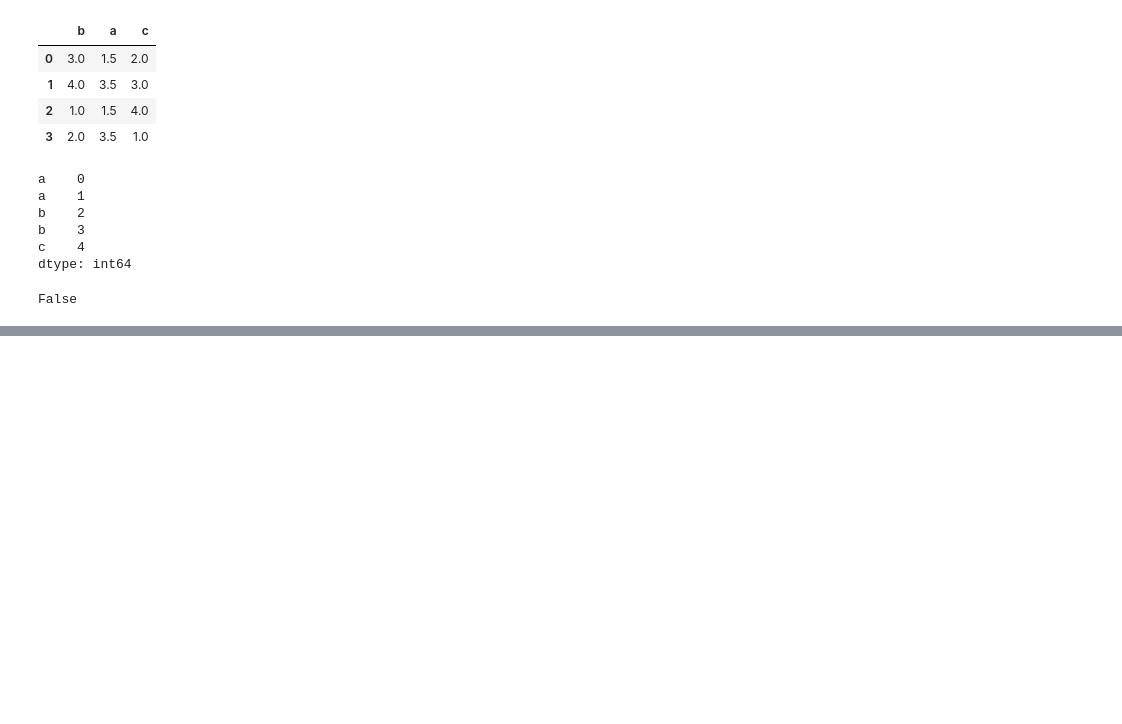
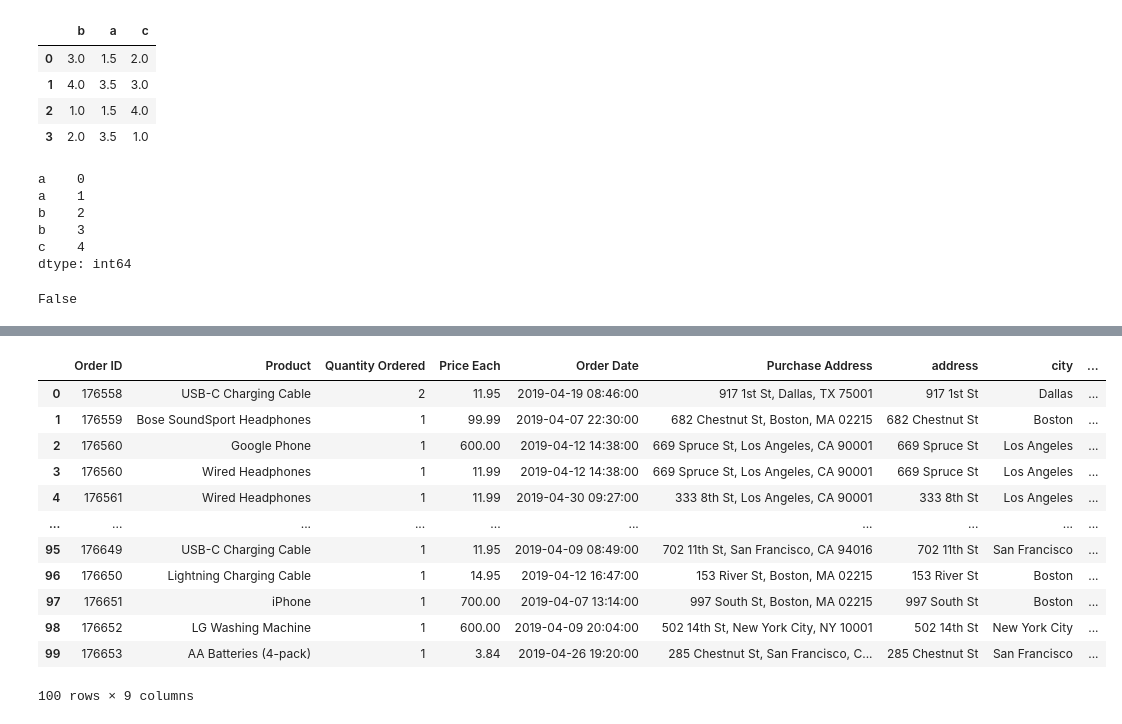
Before and after one commit to maxkatkalov/colabs, a Jupyter notebook: pands_tasks.ipynb, the cells around one changed output, grey strips where cells are left out. Saved outputs shown, nothing was run; the diff lists cells and outputs as text; code cells hidden in the pictures; blank space fills up the shorter version.

```diff
--- a/pands_tasks.ipynb
+++ b/pands_tasks.ipynb
@@ -633,0 +722,6 @@ False
+# %%
+mobile_data["Price Each"] = mobile_data["Price Each"].str.replace(",", ".").astype(float)
+# %%
+mobile_data["Price Each"] = mobile_data["Price Each"].astype(float)
+# %%
+mobile_data["Order Date"] = pd.to_datetime(mobile_data["Order Date"], format="%m/%d/%y %H:%M")
@@ -633,0 +743,18 @@ False
+# %%
+mobile_data[["address", "city", "zip_code"]] = mobile_data["Purchase Address"].str.split(",", expand=True)
+# %%
+mobile_data
+# %% [output]
+|  | Order ID | Product | Quantity Ordered | Price Each | Order Date | Purchase Address | address | city | ... |
+| 0 | 176558 | USB-C Charging Cable | 2 | 11.95 | 2019-04-19 08:46:00 | 917 1st St, Dallas, TX 75001 | 917 1st St | Dallas | ... |
+| 1 | 176559 | Bose SoundSport Headphones | 1 | 99.99 | 2019-04-07 22:30:00 | 682 Chestnut St, Boston, MA 02215 | 682 Chestnut St | Boston | ... |
+| 2 | 176560 | Google Phone | 1 | 600.00 | 2019-04-12 14:38:00 | 669 Spruce St, Los Angeles, CA 90001 | 669 Spruce St | Los Angeles | ... |
+| 3 | 176560 | Wired Headphones | 1 | 11.99 | 2019-04-12 14:38:00 | 669 Spruce St, Los Angeles, CA 90001 | 669 Spruce St | Los Angeles | ... |
+| 4 | 176561 | Wired Headphones | 1 | 11.99 | 2019-04-30 09:27:00 | 333 8th St, Los Angeles, CA 90001 | 333 8th St | Los Angeles | ... |
+| ... | ... | ... | ... | ... | ... | ... | ... | ... | ... |
+| 95 | 176649 | USB-C Charging Cable | 1 | 11.95 | 2019-04-09 08:49:00 | 702 11th St, San Francisco, CA 94016 | 702 11th St | San Francisco | ... |
+| 96 | 176650 | Lightning Charging Cable | 1 | 14.95 | 2019-04-12 16:47:00 | 153 River St, Boston, MA 02215 | 153 River St | Boston | ... |
+| 97 | 176651 | iPhone | 1 | 700.00 | 2019-04-07 13:14:00 | 997 South St, Boston, MA 02215 | 997 South St | Boston | ... |
+| 98 | 176652 | LG Washing Machine | 1 | 600.00 | 2019-04-09 20:04:00 | 502 14th St, New York City, NY 10001 | 502 14th St | New York City | ... |
+| 99 | 176653 | AA Batteries (4-pack) | 1 | 3.84 | 2019-04-26 19:20:00 | 285 Chestnut St, San Francisco, C... | 285 Chestnut St | San Francisco | ... |
+100 rows × 9 columns
```
Also changed, not shown: parts of 12 cells of this notebook, 2 other files.
